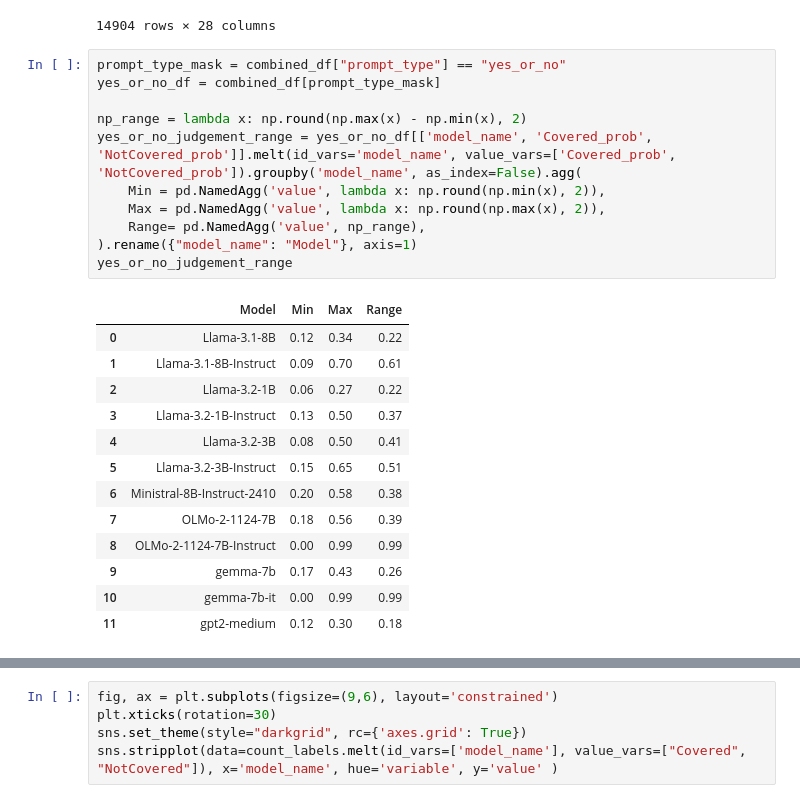
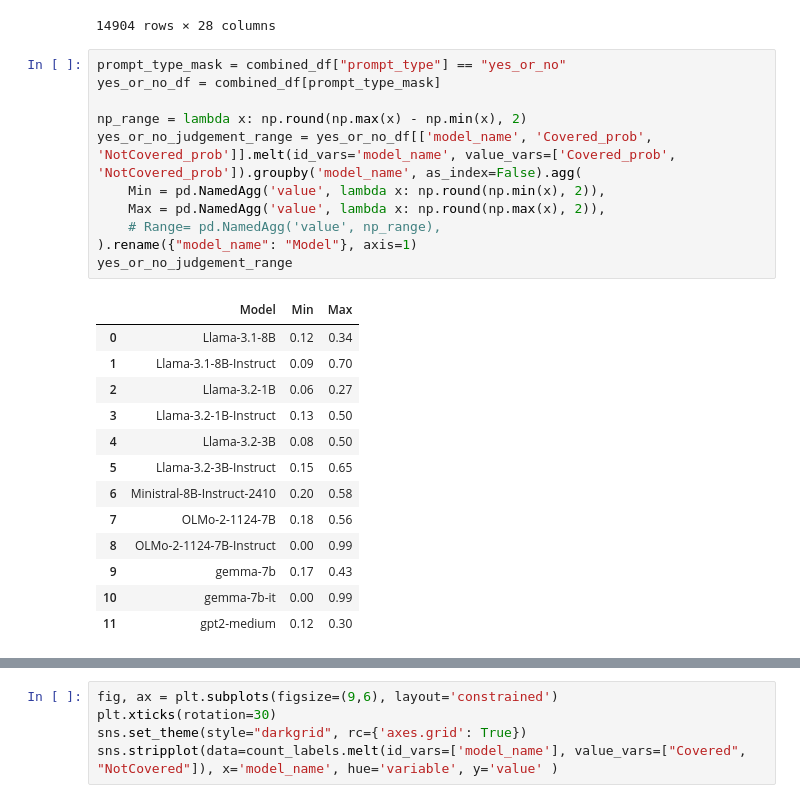
Before and after one commit to bwaldon/llms-legal-interp, a Jupyter notebook: StoppedClock.ipynb, the cells around one changed output, grey strips where cells are left out. Cells and saved outputs as stored; diff of their text form.

```diff
--- a/StoppedClock.ipynb
+++ b/StoppedClock.ipynb
@@ -86,25 +86,25 @@ combined_df
 # %%
 prompt_type_mask = combined_df["prompt_type"] == "yes_or_no"
 yes_or_no_df = combined_df[prompt_type_mask]
 
 np_range = lambda x: np.round(np.max(x) - np.min(x), 2)
 yes_or_no_judgement_range = yes_or_no_df[['model_name', 'Covered_prob', 'NotCovered_prob']].melt(id_vars='model_name', value_vars=['Covered_prob', 'NotCovered_prob']).groupby('model_name', as_index=False).agg(
     Min = pd.NamedAgg('value', lambda x: np.round(np.min(x), 2)),
     Max = pd.NamedAgg('value', lambda x: np.round(np.max(x), 2)),
-    Range= pd.NamedAgg('value', np_range),
+    # Range= pd.NamedAgg('value', np_range),
 ).rename({"model_name": "Model"}, axis=1)
 yes_or_no_judgement_range
 # %% [output]
-|  | Model | Min | Max | Range |
-| 0 | Llama-3.1-8B | 0.12 | 0.34 | 0.22 |
-| 1 | Llama-3.1-8B-Instruct | 0.09 | 0.70 | 0.61 |
-| 2 | Llama-3.2-1B | 0.06 | 0.27 | 0.22 |
-| 3 | Llama-3.2-1B-Instruct | 0.13 | 0.50 | 0.37 |
-| 4 | Llama-3.2-3B | 0.08 | 0.50 | 0.41 |
-| 5 | Llama-3.2-3B-Instruct | 0.15 | 0.65 | 0.51 |
-| 6 | Ministral-8B-Instruct-2410 | 0.20 | 0.58 | 0.38 |
-| 7 | OLMo-2-1124-7B | 0.18 | 0.56 | 0.39 |
-| 8 | OLMo-2-1124-7B-Instruct | 0.00 | 0.99 | 0.99 |
-| 9 | gemma-7b | 0.17 | 0.43 | 0.26 |
-| 10 | gemma-7b-it | 0.00 | 0.99 | 0.99 |
-| 11 | gpt2-medium | 0.12 | 0.30 | 0.18 |
+|  | Model | Min | Max |
+| 0 | Llama-3.1-8B | 0.12 | 0.34 |
+| 1 | Llama-3.1-8B-Instruct | 0.09 | 0.70 |
+| 2 | Llama-3.2-1B | 0.06 | 0.27 |
+| 3 | Llama-3.2-1B-Instruct | 0.13 | 0.50 |
+| 4 | Llama-3.2-3B | 0.08 | 0.50 |
+| 5 | Llama-3.2-3B-Instruct | 0.15 | 0.65 |
+| 6 | Ministral-8B-Instruct-2410 | 0.20 | 0.58 |
+| 7 | OLMo-2-1124-7B | 0.18 | 0.56 |
+| 8 | OLMo-2-1124-7B-Instruct | 0.00 | 0.99 |
+| 9 | gemma-7b | 0.17 | 0.43 |
+| 10 | gemma-7b-it | 0.00 | 0.99 |
+| 11 | gpt2-medium | 0.12 | 0.30 |
```
Also changed, not shown: parts of 6 cells of this notebook, 1 other file.
